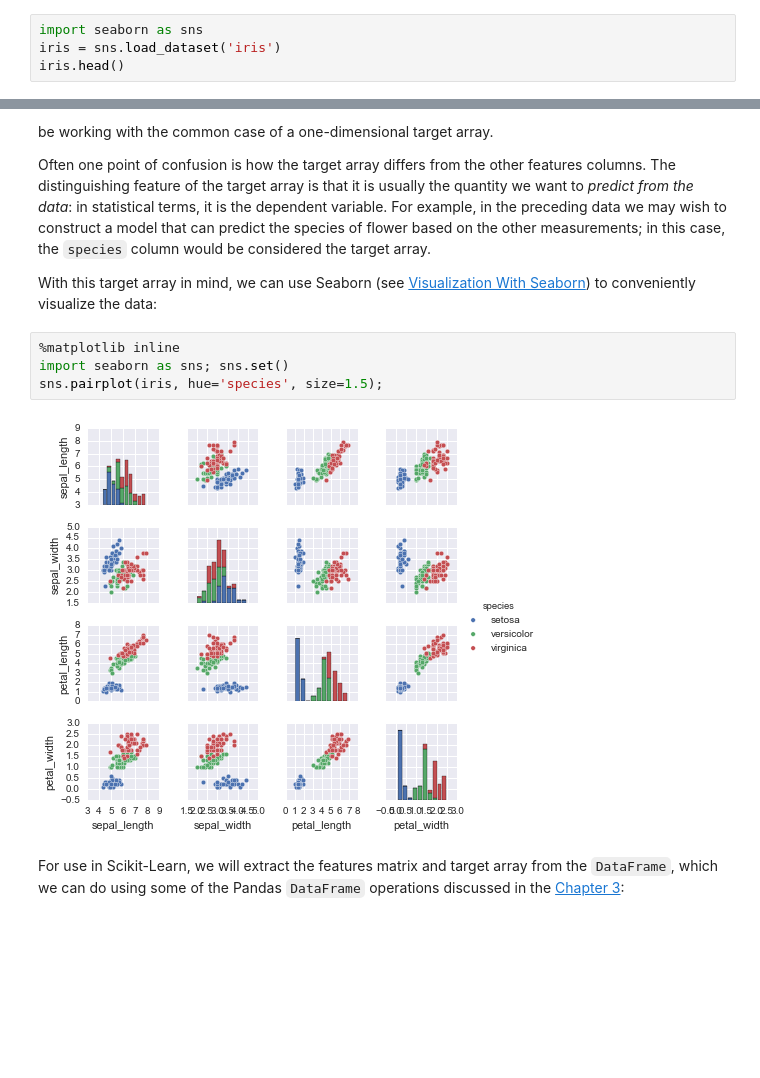
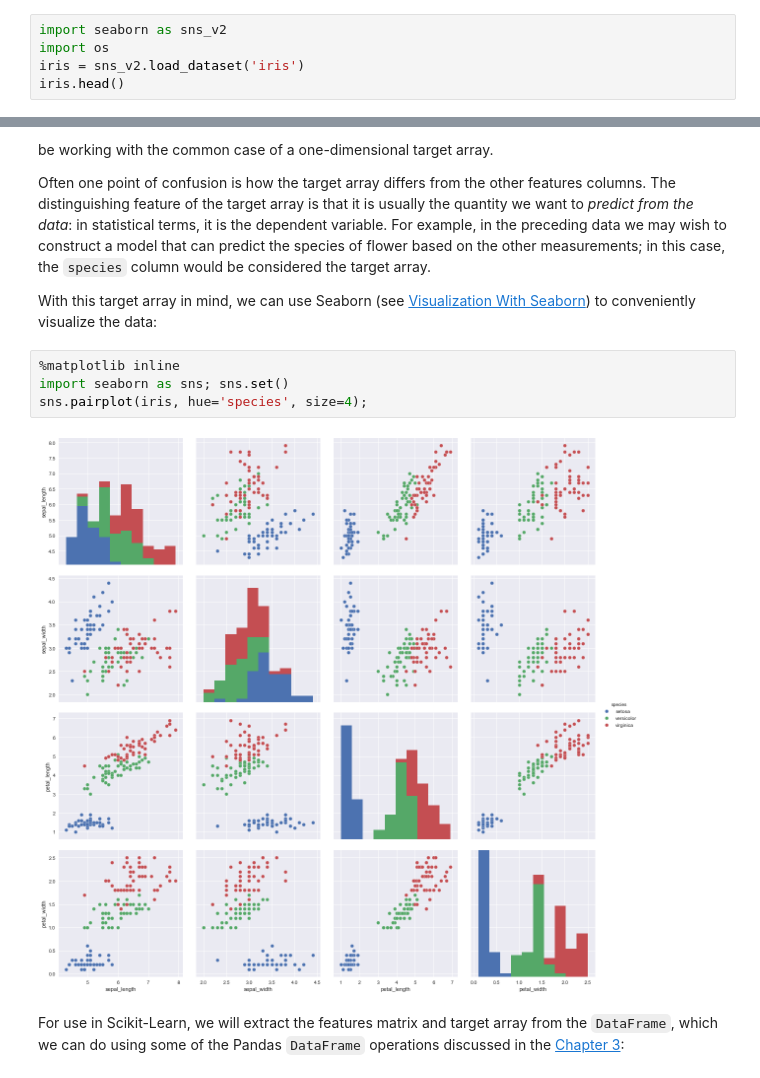
Before and after one commit to jakevdp/PythonDataScienceHandbook, a Jupyter notebook: nb2/05.02-V2-Introducing-Scikit-Learn.ipynb, the cells around one changed output, grey strips where cells are left out. Cells and saved outputs as stored; diff of their text form; blank space fills up the shorter version.

```diff
--- a/notebooks/05.02-Introducing-Scikit-Learn.ipynb
+++ b/nb2/05.02-V2-Introducing-Scikit-Learn.ipynb
@@ -30,8 +30,9 @@ A basic table is a two-dimensional grid of data, in which the rows represent ind
 For example, consider the [Iris dataset](https://en.wikipedia.org/wiki/Iris_flower_data_set), famously analyzed by Ronald Fisher in 1936.
 We can download this dataset in the form of a Pandas ``DataFrame`` using the [seaborn](http://seaborn.pydata.org/) library:
 # %%
-import seaborn as sns
-iris = sns.load_dataset('iris')
+import seaborn as sns_v2
+import os
+iris = sns_v2.load_dataset('iris')
 iris.head()
 # %% [output]
 |  | sepal_length | sepal_width | petal_length | petal_width | species |
@@ -73,9 +74,9 @@ With this target array in mind, we can use Seaborn (see [Visualization With Seab
 # %%
 %matplotlib inline
 import seaborn as sns; sns.set()
-sns.pairplot(iris, hue='species', size=1.5);
+sns.pairplot(iris, hue='species', size=4);
 # %% [output]
-[figure, old version]
+[figure, new version]
 # %% [markdown]
 For use in Scikit-Learn, we will extract the features matrix and target array from the ``DataFrame``, which we can do using some of the Pandas ``DataFrame`` operations discussed in the [Chapter 3](03.00-Introduction-to-Pandas.ipynb):
 # %%
```
Also changed, not shown: 2 other files.
